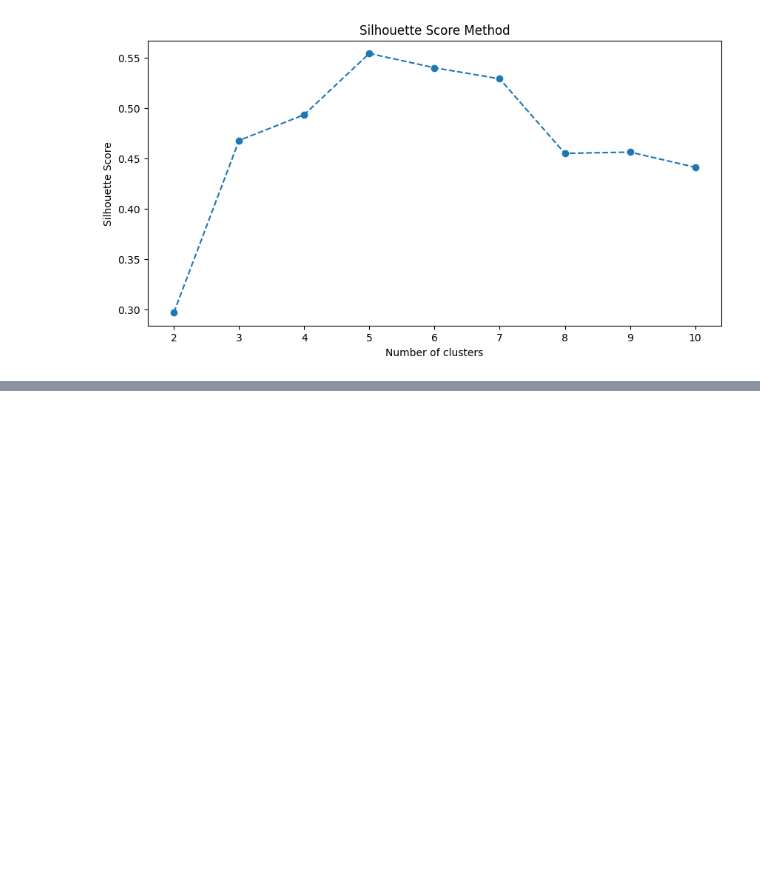
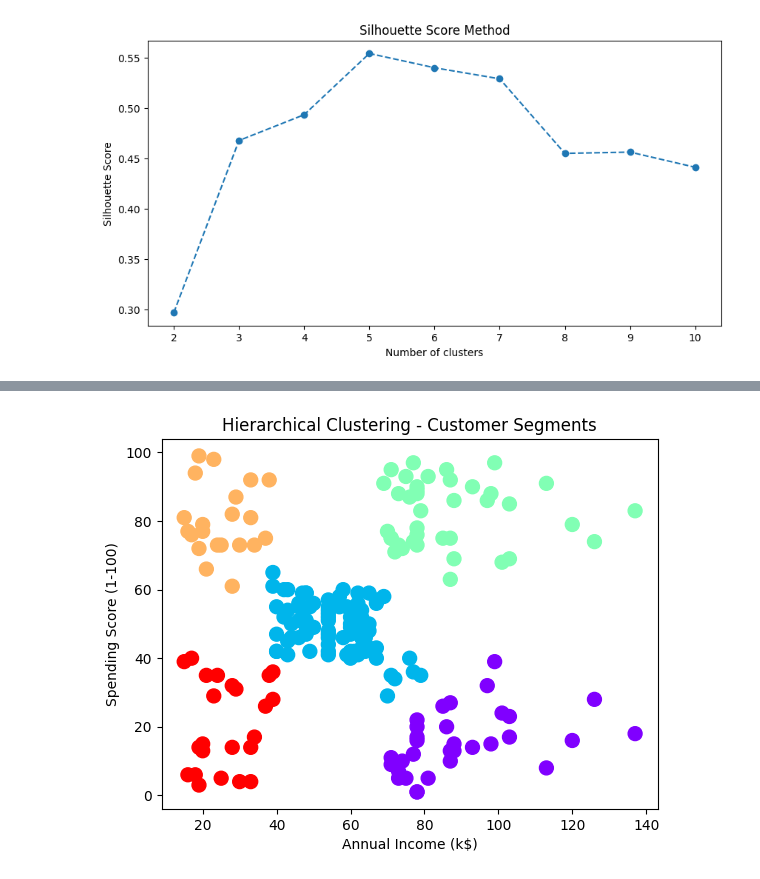
Before and after one commit to Ahmed-Islam-AI/100DaysOfBytewise, a Jupyter notebook: Solutions/Task 17 Solution/BWF_WEEK_7_TASK_17.ipynb, the cells around one changed output, grey strips where cells are left out. Drawn from its saved outputs; the diff is of its cells as text; code cells hidden in the pictures; blank space fills up the shorter version.

```diff
--- a/Solutions/Task 17 Solution/BWF_WEEK_7_TASK_17.ipynb
+++ b/Solutions/Task 17 Solution/BWF_WEEK_7_TASK_17.ipynb
@@ -117,0 +201,18 @@ plt.show()
+# %%
+# fit the agglomerative clustering model
+
+hc = AgglomerativeClustering(n_clusters=optimal_clusters, affinity='euclidean', linkage='ward')
+y_hc = hc.fit_predict(X)
+
+
+# adding the cluster labels to the original dataset
+df['Hcluster'] = y_hc
+
+# visualizing the clusters
+plt.scatter(X.iloc[:, 0], X.iloc[:, 1], c=y_hc, s=100, cmap='rainbow')
+plt.title('Hierarchical Clustering - Customer Segments')
+plt.xlabel('Annual Income (k$)')
+plt.ylabel('Spending Score (1-100)')
+plt.show()
+# %% [output]
+[figure, added]
```
Also changed, not shown: parts of 8 cells of this notebook.
